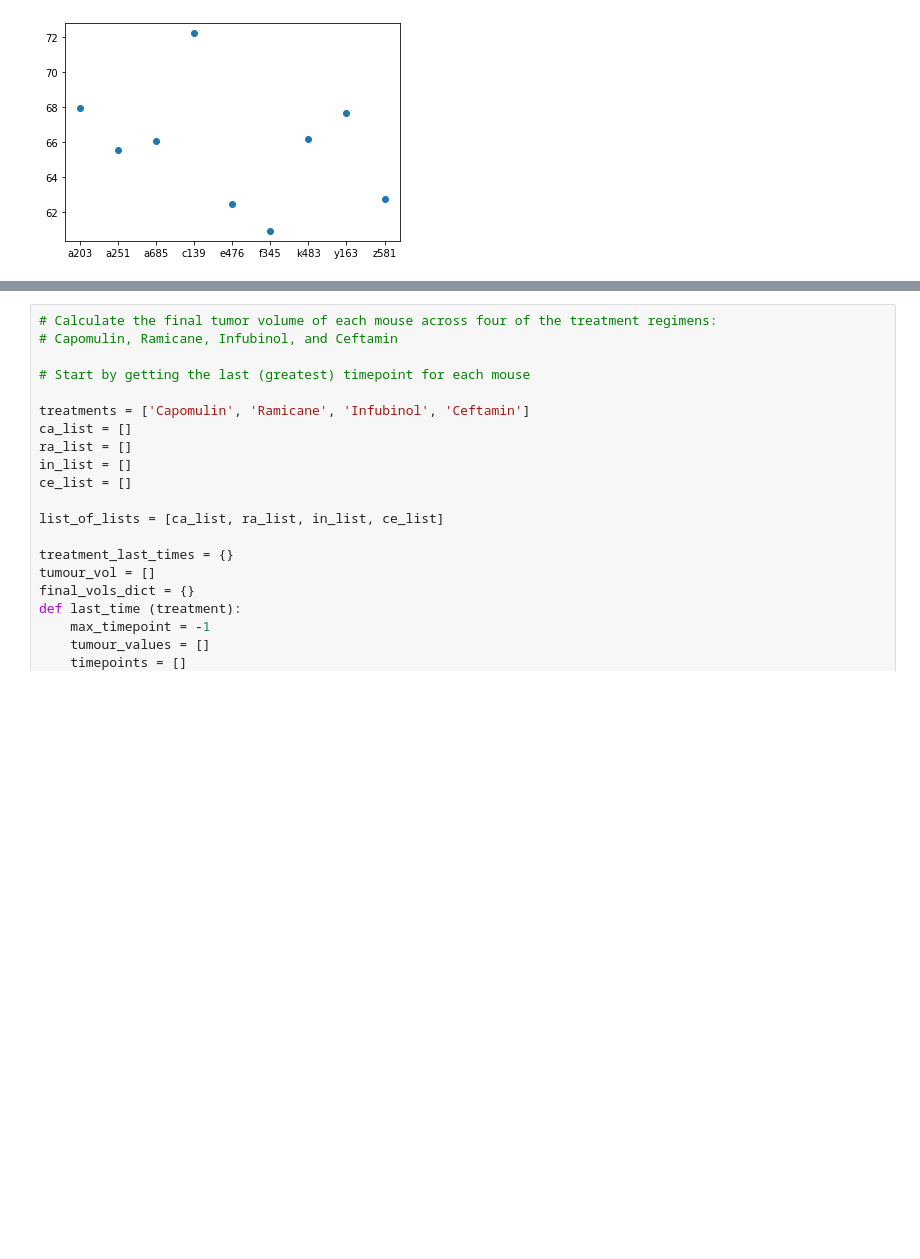
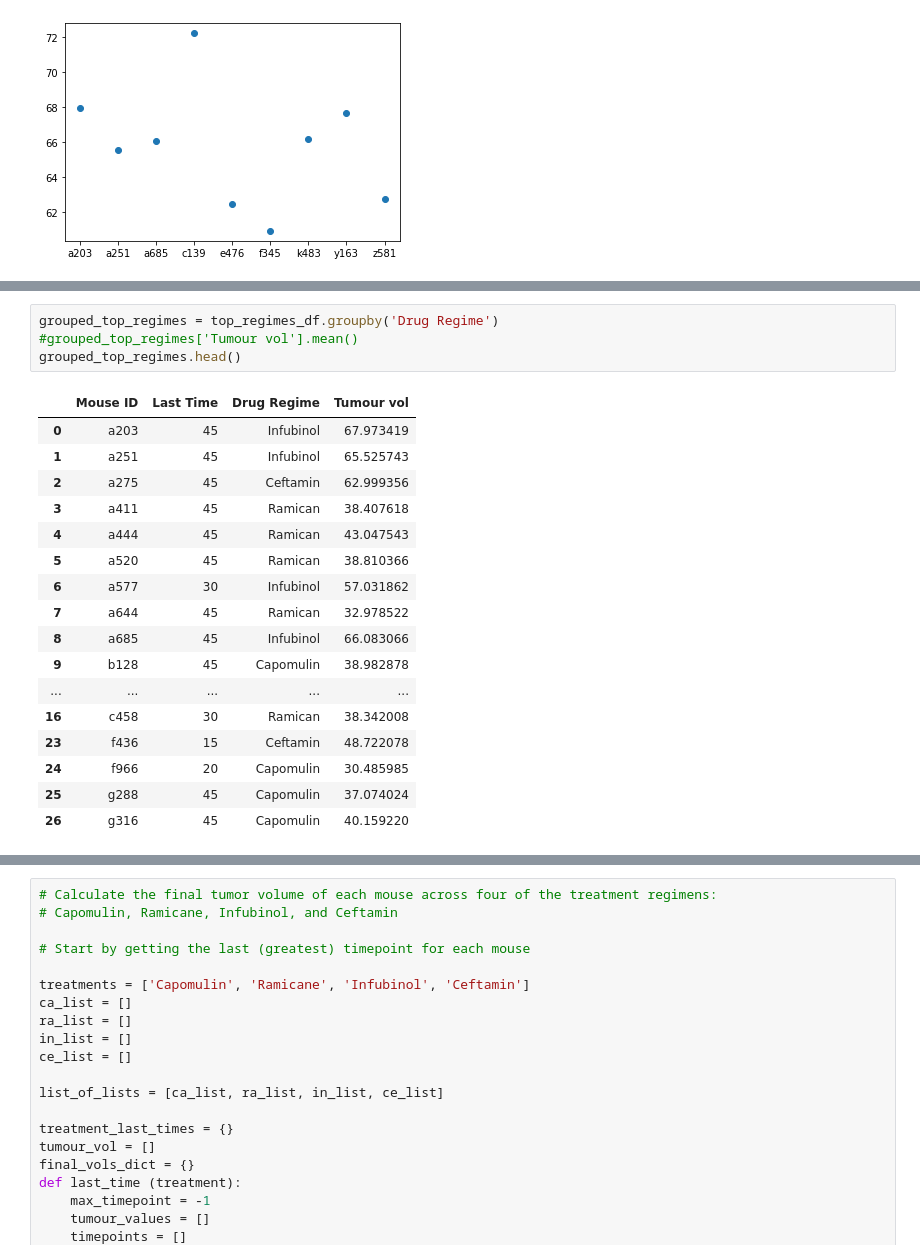
Before and after one commit to sarahDH615/matplotlib_challenge, a Jupyter notebook: pymaceuticals_starter_edited.ipynb, the cells around one changed output, grey strips where cells are left out. Saved outputs shown, nothing was run; the diff lists cells and outputs as text; blank space fills up the shorter version.

```diff
--- a/pymaceuticals_starter_edited.ipynb
+++ b/pymaceuticals_starter_edited.ipynb
@@ -301,0 +308,22 @@ table
+# %%
+grouped_top_regimes = top_regimes_df.groupby('Drug Regime')
+#grouped_top_regimes['Tumour vol'].mean()
+grouped_top_regimes.head()
+# %% [output]
+|  | Mouse ID | Last Time | Drug Regime | Tumour vol |
+| 0 | a203 | 45 | Infubinol | 67.973419 |
+| 1 | a251 | 45 | Infubinol | 65.525743 |
+| 2 | a275 | 45 | Ceftamin | 62.999356 |
+| 3 | a411 | 45 | Ramican | 38.407618 |
+| 4 | a444 | 45 | Ramican | 43.047543 |
+| 5 | a520 | 45 | Ramican | 38.810366 |
+| 6 | a577 | 30 | Infubinol | 57.031862 |
+| 7 | a644 | 45 | Ramican | 32.978522 |
+| 8 | a685 | 45 | Infubinol | 66.083066 |
+| 9 | b128 | 45 | Capomulin | 38.982878 |
+| ... | ... | ... | ... | ... |
+| 16 | c458 | 30 | Ramican | 38.342008 |
+| 23 | f436 | 15 | Ceftamin | 48.722078 |
+| 24 | f966 | 20 | Capomulin | 30.485985 |
+| 25 | g288 | 45 | Capomulin | 37.074024 |
+| 26 | g316 | 45 | Capomulin | 40.159220 |
```
Also changed, not shown: parts of 4 cells of this notebook.
